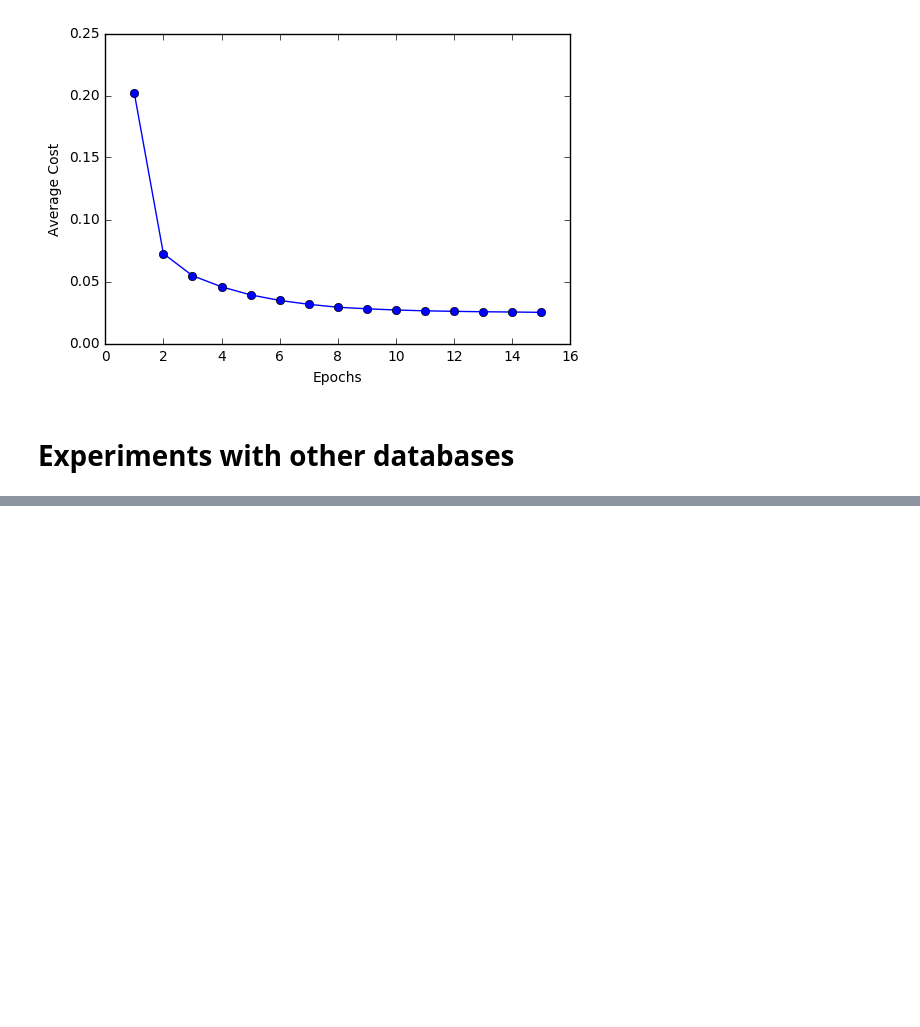
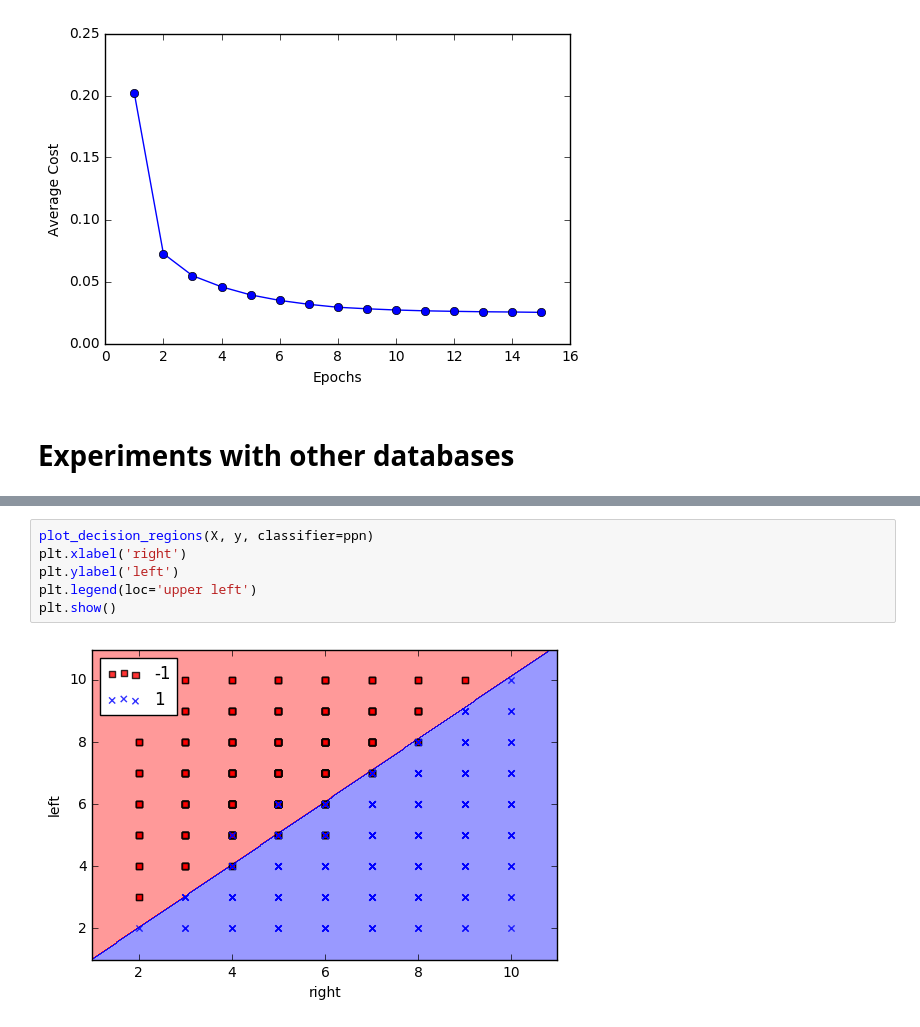
Before and after one commit to albertoqa/pml, a Jupyter notebook: Classification.ipynb, the cells around one changed output, grey strips where cells are left out. Cells and saved outputs as stored; diff of their text form; blank space fills up the shorter version.

```diff
--- a/Classification.ipynb
+++ b/Classification.ipynb
@@ -336,0 +353,8 @@ plt.show()
+# %%
+plot_decision_regions(X, y, classifier=ppn)
+plt.xlabel('right')
+plt.ylabel('left')
+plt.legend(loc='upper left')
+plt.show()
+# %% [output]
+[figure, added]
```
Also changed, not shown: parts of 4 cells of this notebook.
